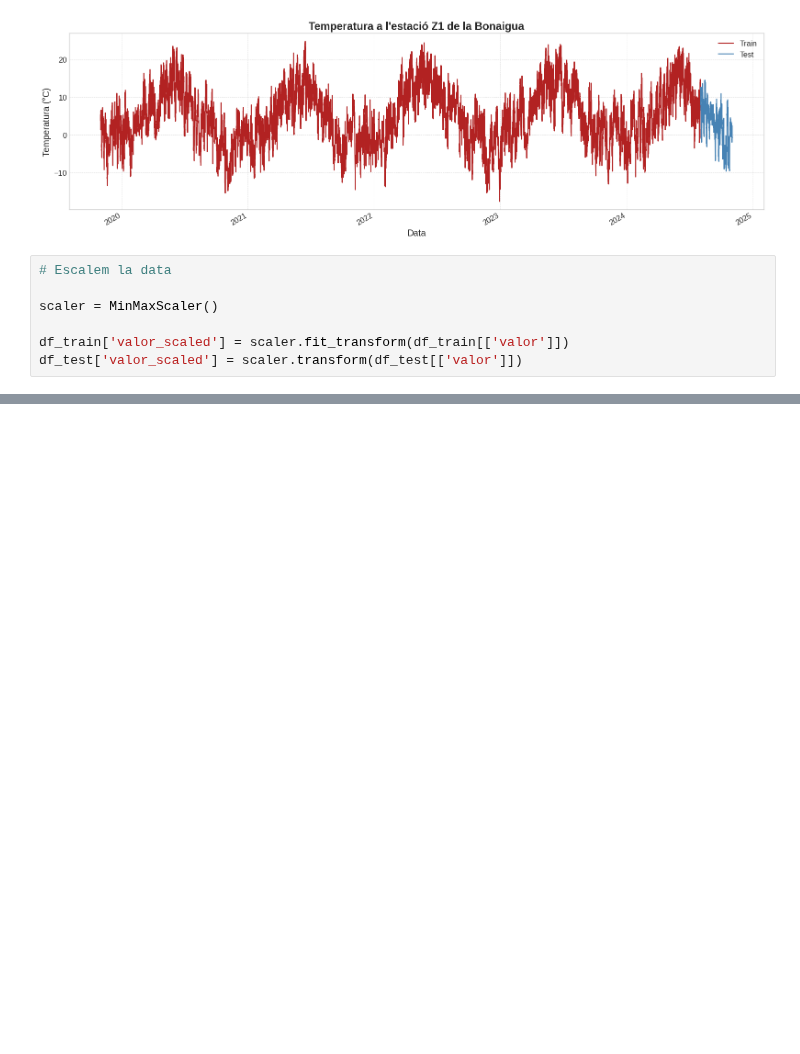
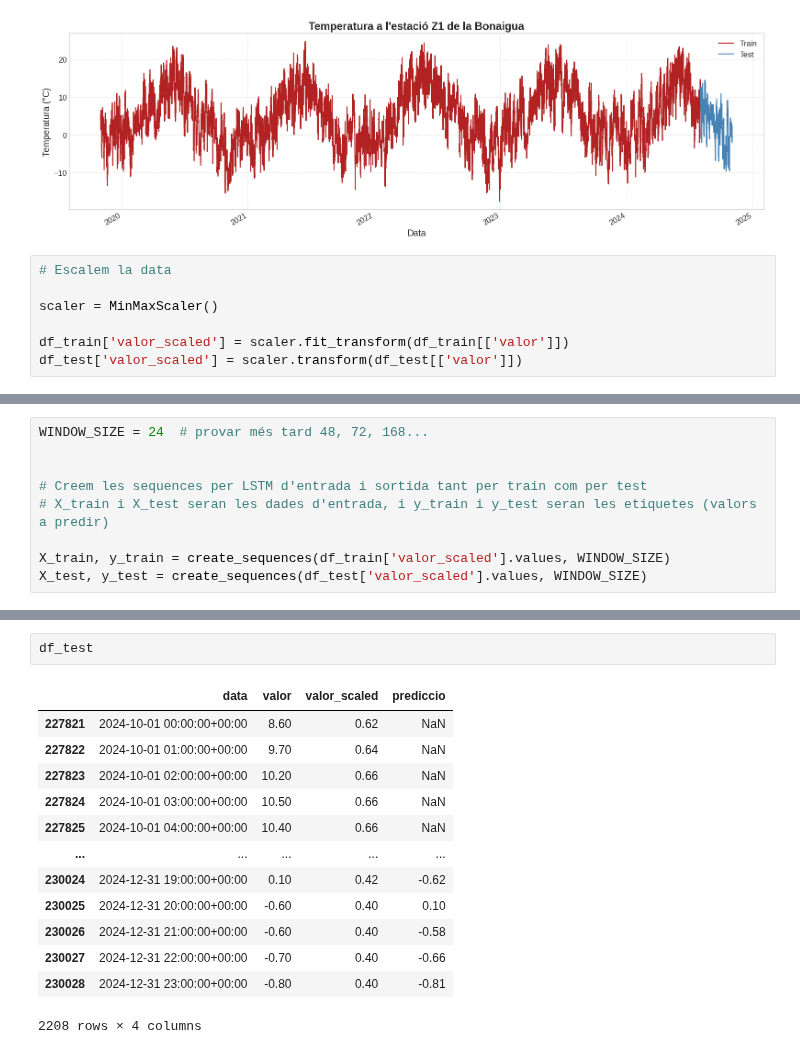
Before and after one commit to Paurro/TFM_SCM_Temperature_Forecasting_ML, a Jupyter notebook: models_prediccio/lstm_model.ipynb, the cells around one changed output, grey strips where cells are left out. Cells and saved outputs as stored; diff of their text form; blank space fills up the shorter version.

```diff
--- a/models_prediccio/lstm_model.ipynb
+++ b/models_prediccio/lstm_model.ipynb
@@ -234,0 +244,9 @@ df_train
+# %%
+WINDOW_SIZE = 24  # provar més tard 48, 72, 168...
+
+
+# Creem les sequences per LSTM d'entrada i sortida tant per train com per test
+# X_train i X_test seran les dades d'entrada, i y_train i y_test seran les etiquetes (valors a predir)
+
+X_train, y_train = create_sequences(df_train['valor_scaled'].values, WINDOW_SIZE)
+X_test, y_test = create_sequences(df_test['valor_scaled'].values, WINDOW_SIZE)
@@ -234,0 +367,16 @@ df_train
+# %%
+df_test
+# %% [output]
+|  | data | valor | valor_scaled | prediccio |
+| 227821 | 2024-10-01 00:00:00+00:00 | 8.60 | 0.62 | NaN |
+| 227822 | 2024-10-01 01:00:00+00:00 | 9.70 | 0.64 | NaN |
+| 227823 | 2024-10-01 02:00:00+00:00 | 10.20 | 0.66 | NaN |
+| 227824 | 2024-10-01 03:00:00+00:00 | 10.50 | 0.66 | NaN |
+| 227825 | 2024-10-01 04:00:00+00:00 | 10.40 | 0.66 | NaN |
+| ... | ... | ... | ... | ... |
+| 230024 | 2024-12-31 19:00:00+00:00 | 0.10 | 0.42 | -0.62 |
+| 230025 | 2024-12-31 20:00:00+00:00 | -0.60 | 0.40 | 0.10 |
+| 230026 | 2024-12-31 21:00:00+00:00 | -0.60 | 0.40 | -0.58 |
+| 230027 | 2024-12-31 22:00:00+00:00 | -0.70 | 0.40 | -0.66 |
+| 230028 | 2024-12-31 23:00:00+00:00 | -0.80 | 0.40 | -0.81 |
+2208 rows × 4 columns
```
Also changed, not shown: parts of 11 cells of this notebook.
